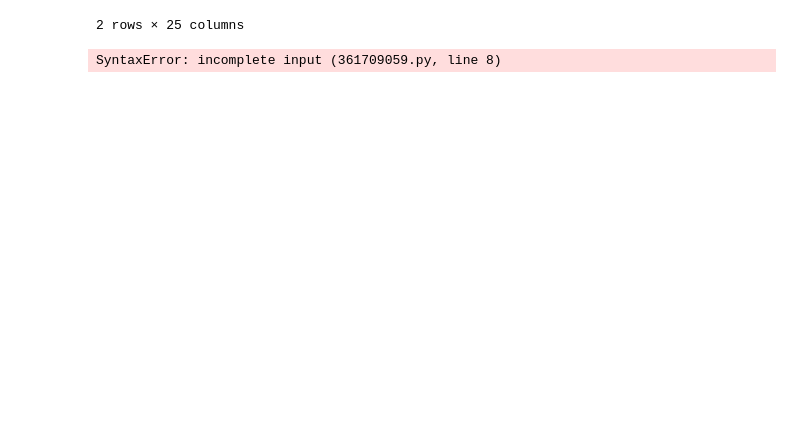
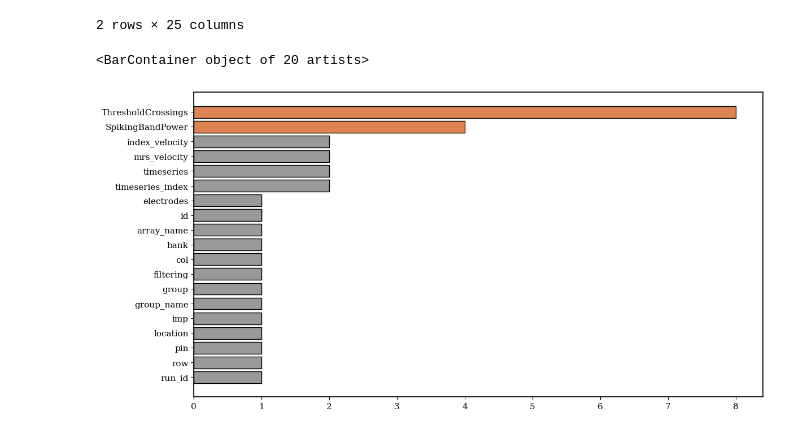
Before and after one commit to prajwal816/NeuralLink, a Jupyter notebook: 03_neural_streaming.ipynb, the cells around one changed output. Cells and saved outputs as stored; diff of their text form; code cells hidden in the pictures; blank space fills up the shorter version.

```diff
--- a/03_neural_streaming.ipynb
+++ b/03_neural_streaming.ipynb
@@ -645,11 +645,14 @@ display(sample_candidates.head(20))
 # %%
 sample_plot_df = sample_rows.head(20).copy()
 
 fig, ax = plt.subplots(figsize=(13, 7))
+
 ax.barh(
     sample_plot_df["name"][::-1].astype(str),
     sample_plot_df["candidate_score"][::-1],
     color=np.where(sample_plot_df["candidate_flag"][::-1], "#DD8452", "#999999"),
-    edge
+    edgecolor="black"  # or whatever you intended
+)
 # %% [output]
-SyntaxError: incomplete input (361709059.py, line 8)
+<BarContainer object of 20 artists>
+[figure, added]
```
